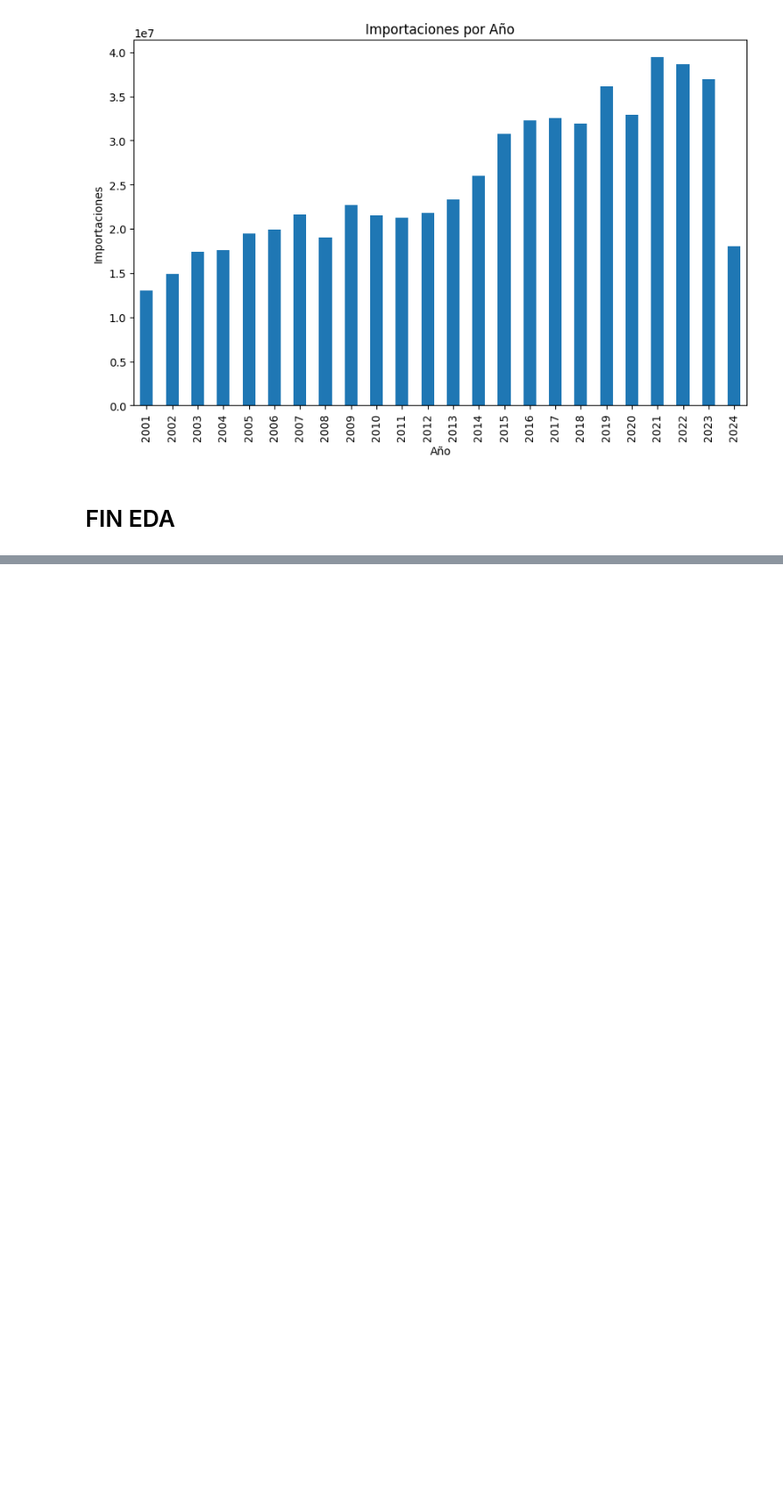
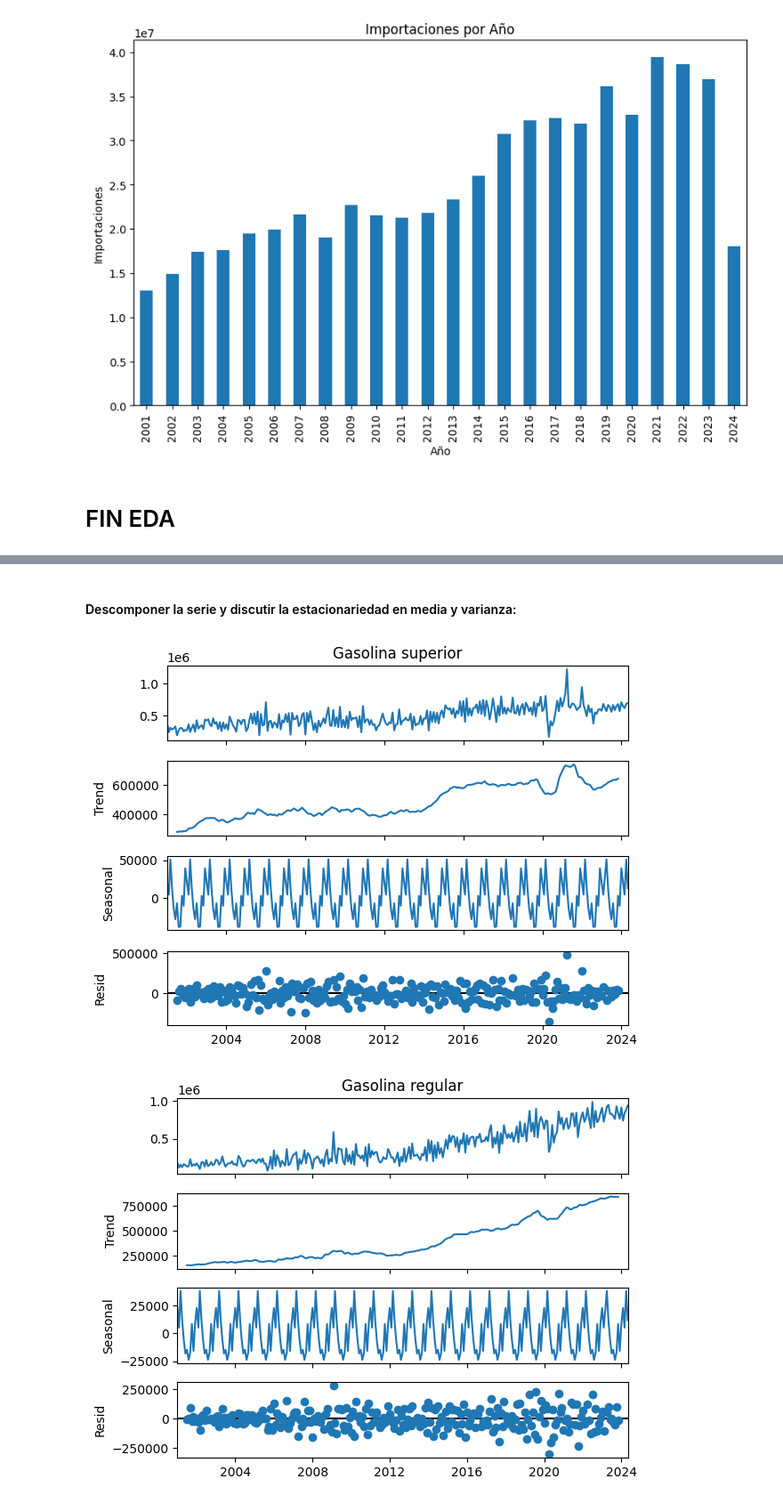
Before and after one commit to Gustixa/data_science, a Jupyter notebook: lab2.ipynb, the cells around one changed output, grey strips where cells are left out. Shown at 89% size. Saved outputs shown, nothing was run; the diff lists cells and outputs as text; code cells hidden in the pictures; blank space fills up the shorter version.

```diff
--- a/lab2.ipynb
+++ b/lab2.ipynb
@@ -304,0 +365,15 @@ plt.show()
+# %% [markdown]
+#### Descomponer la serie y discutir la estacionariedad en media y varianza:
+# %%
+from statsmodels.tsa.seasonal import seasonal_decompose
+
+# Descomposición y estacionariedad
+for serie, nombre in zip([series_consumo, series_importacion, series_precios],
+                         ['Consumo', 'Importación', 'Precios']):
+    for column in serie.columns:
+        result = seasonal_decompose(serie[column].dropna(), model='additive', period=12)
+        result.plot()
+        plt.show()
+# %% [output]
+[figure, added]
+[figure, added]
```
Also changed, not shown: parts of 10 cells of this notebook.
